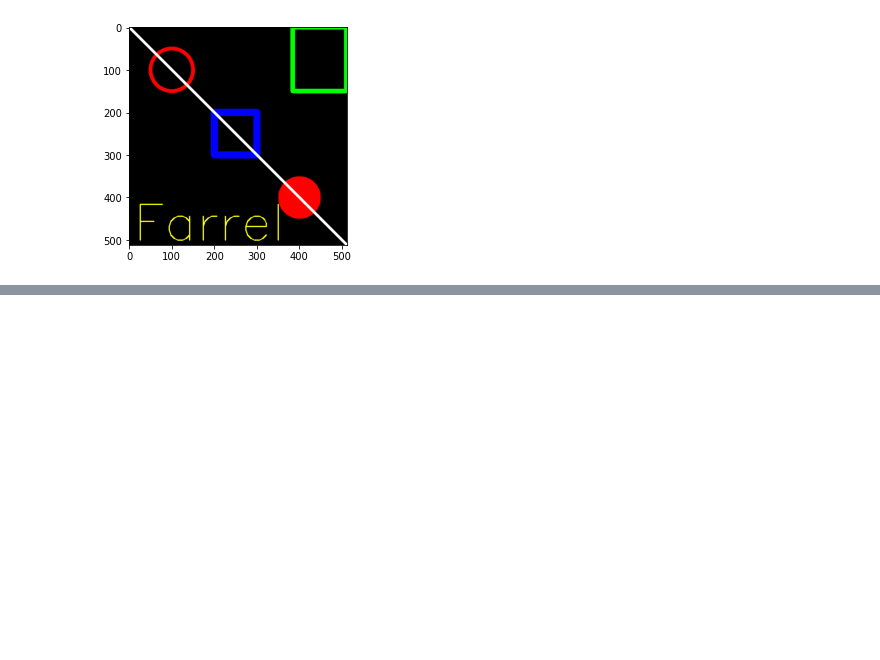
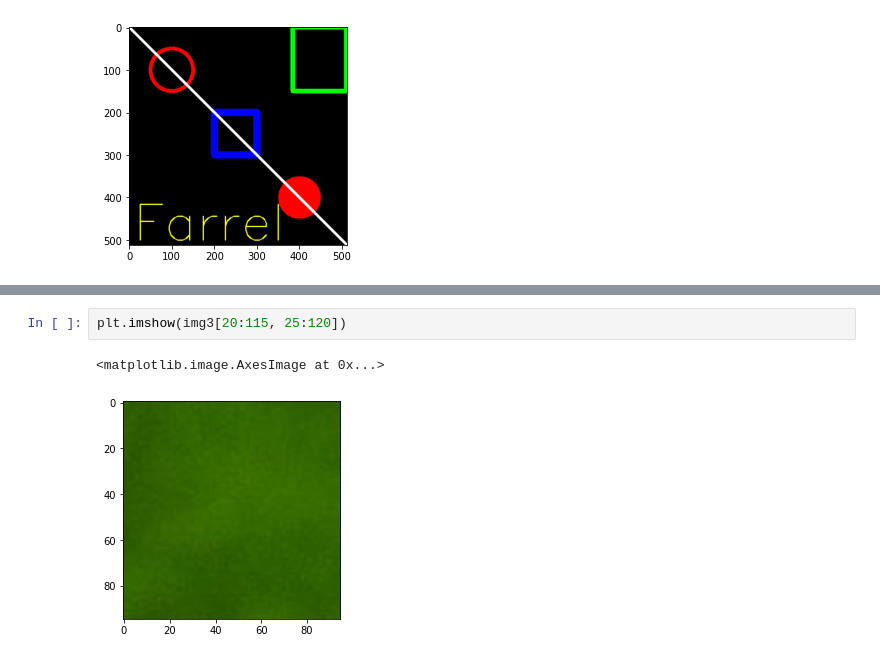
Before and after one commit to farrel1422/PCVK_Genap_2023, a Jupyter notebook: Week_2.ipynb, the cells around one changed output, grey strips where cells are left out. Drawn from its saved outputs; the diff is of its cells as text; blank space fills up the shorter version.

```diff
--- a/Week_2.ipynb
+++ b/Week_2.ipynb
@@ -97,0 +153,5 @@ plt.imshow(black_img)
+# %%
+plt.imshow(img3[20:115, 25:120])
+# %% [output]
+<matplotlib.image.AxesImage at 0x...>
+[figure, added]
```
Also changed, not shown: parts of 12 cells of this notebook.
